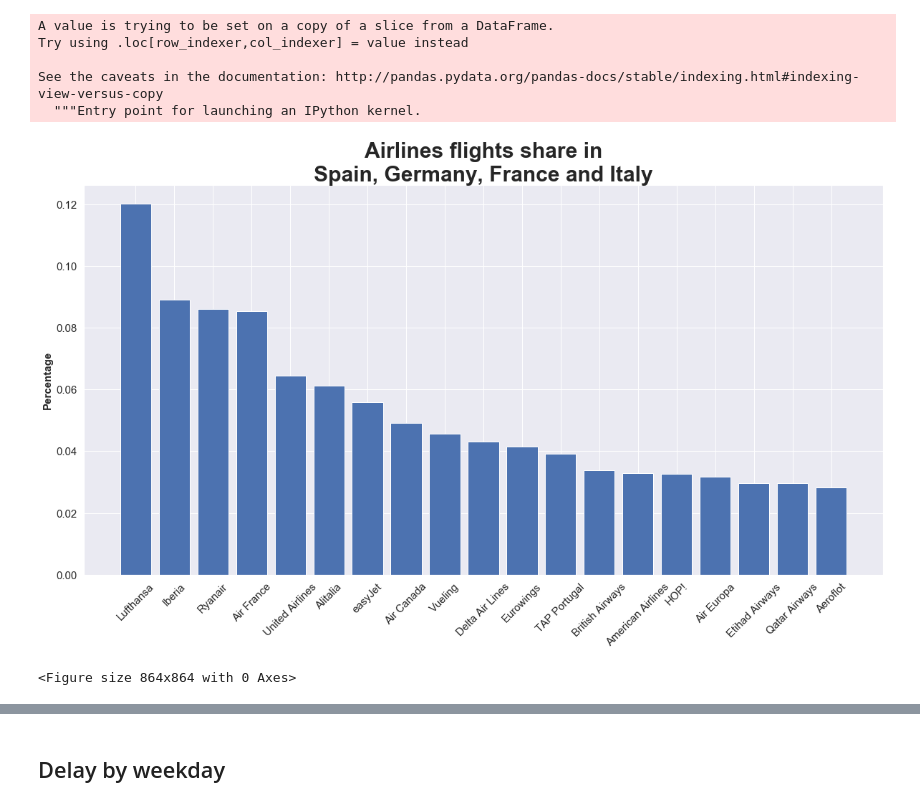
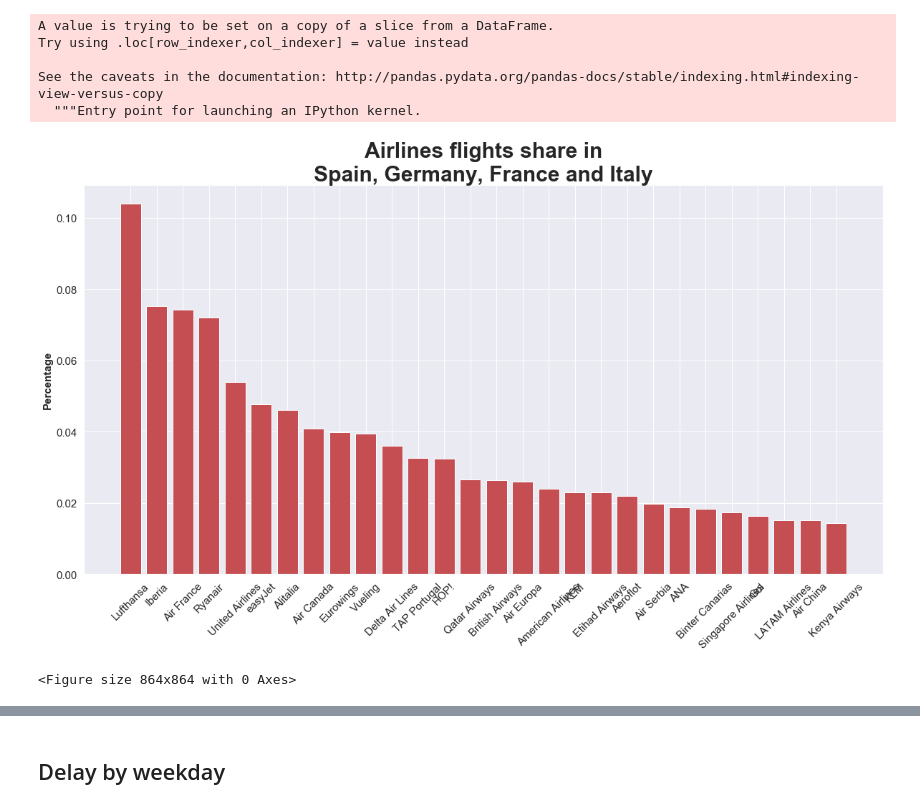
Before and after one commit to albertoabreu91/Airplanes_delay_project, a Jupyter notebook: your-project/data_visual.ipynb, the cells around one changed output, grey strips where cells are left out. Cells and saved outputs as stored; diff of their text form; code cells hidden in the pictures.

```diff
--- a/your-project/data_visual.ipynb
+++ b/your-project/data_visual.ipynb
@@ -90,0 +93,2 @@ memory usage: 1.4+ MB
+# %%
+airports_info = pd.read_sql(query, engine)
@@ -90,0 +104,2 @@ memory usage: 1.4+ MB
+# %%
+data = data.merge(airports_info, left_on = 'depart_airpt', right_on='iata_code')
@@ -90,0 +115,2 @@ memory usage: 1.4+ MB
+# %%
+data = data.drop(columns = ('iata_code'), axis = 1).rename(columns = {'country_code':'depart_country'})
@@ -194,7 +224,7 @@ eu_airlines = data.groupby('airln_name').count()
 eu_airlines = eu_airlines.sort_values(by=['airln_code'],ascending=False).drop(eu_airlines.iloc[:,1:], axis=1).\
 rename(columns = {'airln_code':'total_count'}).reset_index(drop=False)
 # %%
-eu_airlines_top = eu_airlines[eu_airlines['total_count']>200]
+eu_airlines_top = eu_airlines[eu_airlines['total_count']>300]
 # %%
 eu_airlines_top['per'] = eu_airlines_top['total_count'] / eu_airlines_top['total_count'].sum()
 # %% [output]
@@ -205,15 +235,15 @@ See the caveats in the documentation: http://pandas.pydata.org/pandas-docs/stabl
   """Entry point for launching an IPython kernel.
 # %%
 plt.figure(figsize=(20,10))
-plt.bar(eu_airlines_top.airln_name, eu_airlines_top.per)
+plt.bar(eu_airlines_top.airln_name, eu_airlines_top.per, color ='r')
 plt.title("Airlines flights share in\nSpain, Germany, France and Italy",  fontweight = 900, fontsize = 30)
 plt.ylabel('Percentage',  fontweight = 900, fontsize = 15)
 
 
 plt.xticks(fontsize = 15, rotation=45)
 plt.yticks(fontsize = 15)
 plt.figure(figsize=(12,12))
 plt.show()
 # %% [output]
-[figure, old version]
+[figure, new version]
 <Figure size 864x864 with 0 Axes>
```
Also changed, not shown: parts of 53 cells of this notebook.
